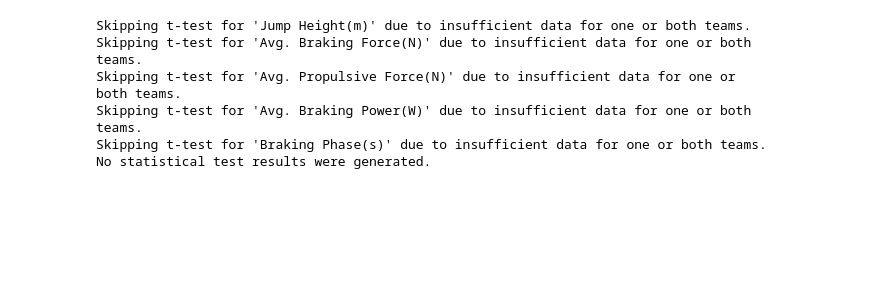
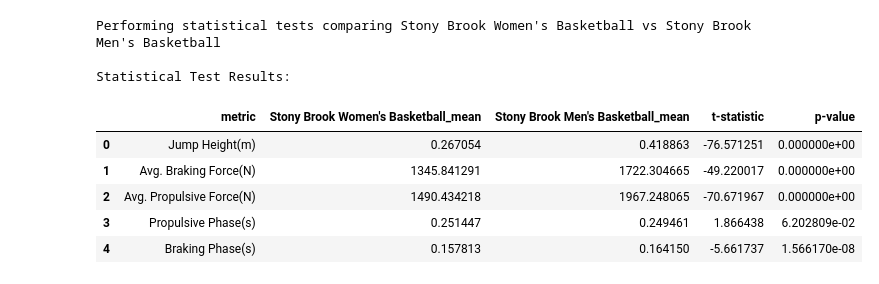
Before and after one commit to gal-legos/507_groupproject_2025, a Jupyter notebook: part3_viz_comparison.ipynb, the cells around one changed output. Saved outputs shown, nothing was run; the diff lists cells and outputs as text; code cells hidden in the pictures; blank space fills up the shorter version.

```diff
--- a/part3_viz_comparison.ipynb
+++ b/part3_viz_comparison.ipynb
@@ -152,54 +235,59 @@ DataFrame 'df' populated with data for selected teams and metrics.
 # %%
-
 
 selected_metrics = [
     'Jump Height(m)',
     'Avg. Braking Force(N)',
     'Avg. Propulsive Force(N)',
-    'Avg. Braking Power(W)',
+    'Propulsive Phase(s)',
     'Braking Phase(s)'
 ]
 
+# Define the two basketball teams we're comparing
+team1 = "Stony Brook Women's Basketball"
+team2 = "Stony Brook Men's Basketball"
 
-team1 = 'Stony Brook Womens Soccer'
-team2 = 'Stony Brook Football'
+# Initialize stats_results list
+stats_results = []
 
+# Check if we have both teams in the data
+if team1 not in final_df['team'].unique() or team2 not in final_df['team'].unique():
+    print("Cannot perform statistical tests as one or both basketball teams were not found in the data.")
+    print(f"Available teams: {final_df['team'].unique()}")
+else:
+    print(f"Performing statistical tests comparing {team1} vs {team2}\n")
 
-
-# selected_metrics are also defined in the kernel
-
-if team1 is None or team2 is None:
-    print("Cannot perform statistical tests as two teams were not selected or found.")
-else:
     for metric in selected_metrics:
-        team1_vals = df[(df["team"] == team1) & (df["metric"] == metric)]["value"]
-        team2_vals = df[(df["team"] == team2) & (df["metric"] == metric)]["value"]
+        team1_vals = final_df[(final_df["team"] == team1) & (final_df["metric"] == metric)]["value"].values
+        team2_vals = final_df[(final_df["team"] == team2) & (final_df["metric"] == metric)]["value"].values
 
         # Skip if missing data for either team for the current metric
         if len(team1_vals) < 2 or len(team2_vals) < 2:
             print(f"Skipping t-test for '{metric}' due to insufficient data for one or both teams.")
             continue
 
         tstat, pval = ttest_ind(team1_vals, team2_vals, equal_var=False)
-
         stats_results.append({
             "metric": metric,
-            f"{team1}_mean": team1_vals.mean(), # Use team names dynamically
-            f"{team2}_mean": team2_vals.mean(), # Use team names dynamically
+            f"{team1}_mean": team1_vals.mean(),
+            f"{team2}_mean": team2_vals.mean(),
             "t-statistic": tstat,
             "p-value": pval
         })
 
     # Only create and display DataFrame if there are results
     if stats_results:
+        print("Statistical Test Results:")
         display(pd.DataFrame(stats_results))
     else:
         print("No statistical test results were generated.")
 # %% [output]
-Skipping t-test for 'Jump Height(m)' due to insufficient data for one or both teams.
-Skipping t-test for 'Avg. Braking Force(N)' due to insufficient data for one or both teams.
-Skipping t-test for 'Avg. Propulsive Force(N)' due to insufficient data for one or both teams.
-Skipping t-test for 'Avg. Braking Power(W)' due to insufficient data for one or both teams.
-Skipping t-test for 'Braking Phase(s)' due to insufficient data for one or both teams.
-No statistical test results were generated.
+Performing statistical tests comparing Stony Brook Women's Basketball vs Stony Brook Men's Basketball
+
+Statistical Test Results:
+|  | metric | Stony Brook Women's Basketball_mean | Stony Brook Men's Basketball_mean | t-statistic | p-value |
+| 0 | Jump Height(m) | 0.267054 | 0.418863 | -76.571251 | 0.000000e+00 |
+| 1 | Avg. Braking Force(N) | 1345.841291 | 1722.304665 | -49.220017 | 0.000000e+00 |
+| 2 | Avg. Propulsive Force(N) | 1490.434218 | 1967.248065 | -70.671967 | 0.000000e+00 |
+| 3 | Propulsive Phase(s) | 0.251447 | 0.249461 | 1.866438 | 6.202809e-02 |
+| 4 | Braking Phase(s) | 0.157813 | 0.164150 | -5.661737 | 1.566170e-08 |
 # %%
```
Also changed, not shown: parts of 6 cells of this notebook, 1 other file.
